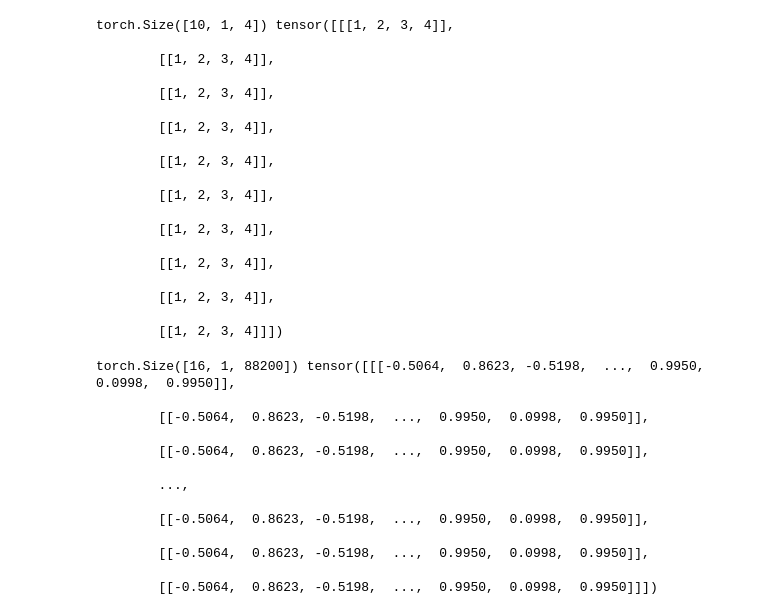
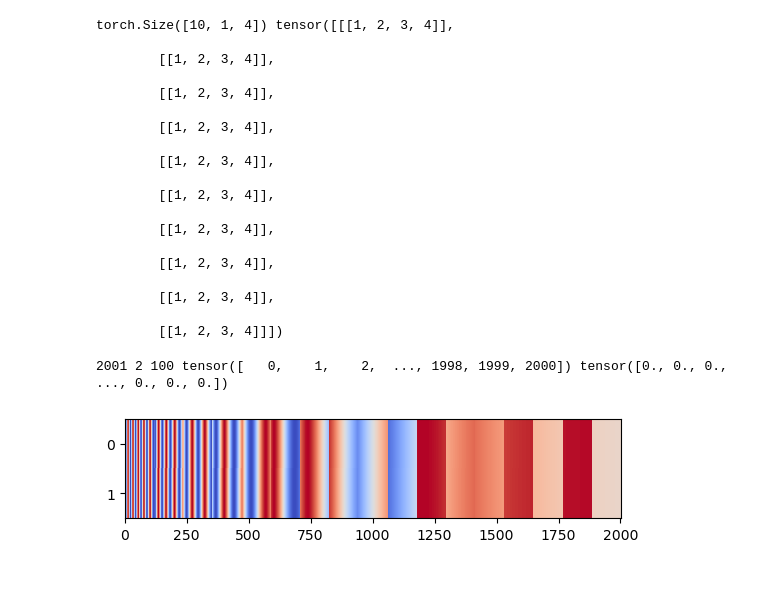
Before and after one commit to timowendner/AudioDiffusion, a Jupyter notebook: sinusoidal.ipynb, the cells around one changed output. Drawn from its saved outputs; the diff is of its cells as text; code cells hidden in the pictures; blank space fills up the shorter version.

```diff
--- a/sinusoidal.ipynb
+++ b/sinusoidal.ipynb
@@ -89,29 +89,42 @@ torch.Size([10, 1, 4]) tensor([[[1, 2, 3, 4]],
 # %%
 def sinforward(length: int, n: int, position: int) -> torch.Tensor:
     sinusoidal_encoding = torch.zeros((length,))
     for i in range(length):
         if i % 2 == 0:
             sinusoidal_encoding[i] = np.sin(position / 1000**(i/length))
         else:
             sinusoidal_encoding[i] = np.cos(
                 position / 1000**((i-1)/length))
     sinusoidal_encoding = sinusoidal_encoding.unsqueeze(0).unsqueeze(0)
     sinusoidal_encoding = sinusoidal_encoding.expand(n, 1, -1)
     return sinusoidal_encoding
 
-a = sinforward(88200, 16, 100)
-print(a.shape, a)
+class Sinusoidal(torch.nn.Module):
+    def __init__(self, device):
+        super(Sinusoidal, self).__init__()
+        self.device = device
+
+    def forward(self, length: int, n: int, position: int) -> torch.Tensor:
+        values = torch.arange(length)
+        output = torch.zeros(length)
+        print(length, n, position, values, output)
+        output[::2] = torch.sin(
+            position / torch.pow(1000, values[::2] / length))
+        output[1::2] = torch.cos(
+            position / torch.pow(1000, values[1::2] / length))
+
+        output = output.unsqueeze(0).unsqueeze(0)
+        output = output.expand(n, 1, -1)
+        return output
+
+
+a = sinforward(2001, 2, 100)[0,0]
+s = Sinusoidal('cpu')
+b = s(2001, 2, 100)[0,0]
+heatmap = plt.imshow(np.array((a.numpy(), b.numpy())), cmap='coolwarm', interpolation='nearest', aspect=200)
+# plt.plot(a)
+# plt.plot(b)
+plt.show()
 # %% [output]
-torch.Size([16, 1, 88200]) tensor([[[-0.5064,  0.8623, -0.5198,  ...,  0.9950,  0.0998,  0.9950]],
-
-        [[-0.5064,  0.8623, -0.5198,  ...,  0.9950,  0.0998,  0.9950]],
-
-        [[-0.5064,  0.8623, -0.5198,  ...,  0.9950,  0.0998,  0.9950]],
-
-        ...,
-
-        [[-0.5064,  0.8623, -0.5198,  ...,  0.9950,  0.0998,  0.9950]],
-
-        [[-0.5064,  0.8623, -0.5198,  ...,  0.9950,  0.0998,  0.9950]],
-
-        [[-0.5064,  0.8623, -0.5198,  ...,  0.9950,  0.0998,  0.9950]]])
+2001 2 100 tensor([   0,    1,    2,  ..., 1998, 1999, 2000]) tensor([0., 0., 0.,  ..., 0., 0., 0.])
+[figure, added]
```
Also changed, not shown: 1 other file.
